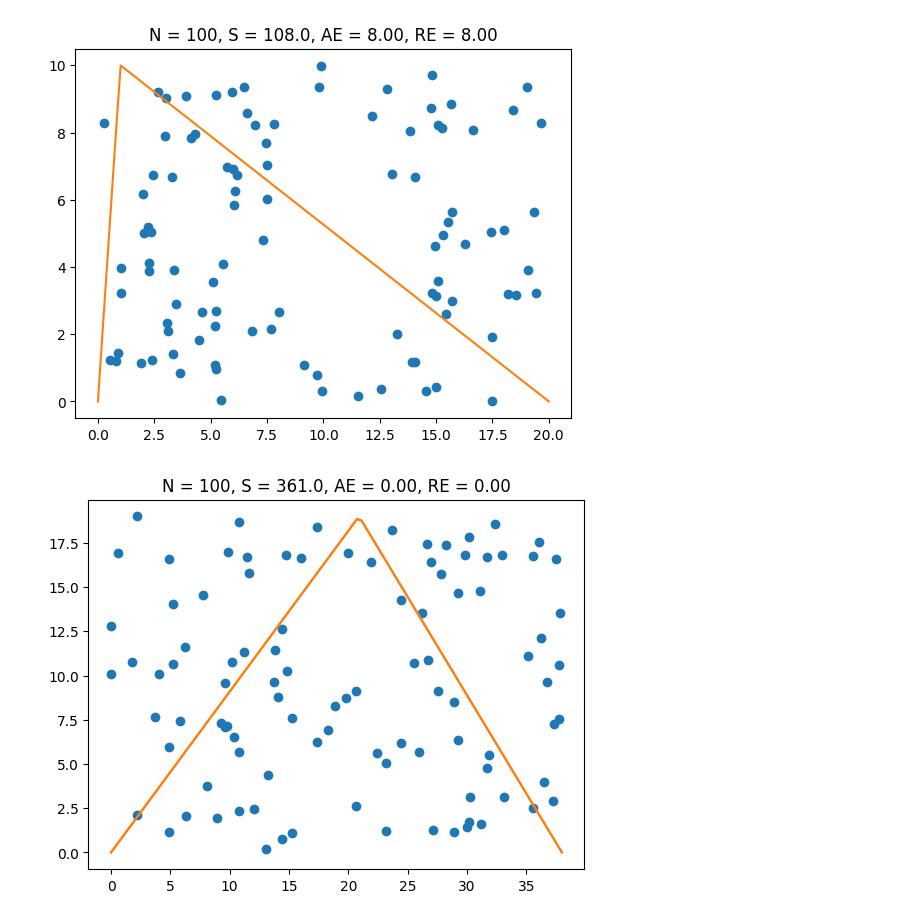
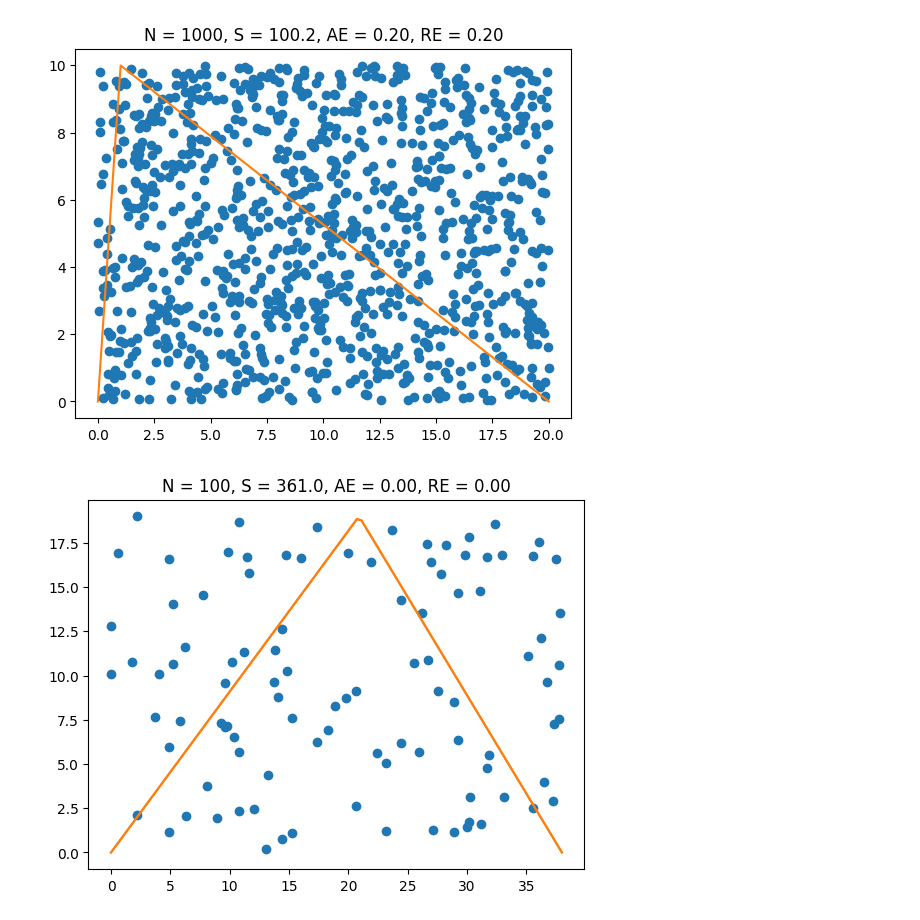
Before and after one commit to Supermegatiger/Comp-Methods, a Jupyter notebook: lab8/main.ipynb, the cells around one changed output. Saved outputs shown, nothing was run; the diff lists cells and outputs as text; code cells hidden in the pictures.

```diff
--- a/lab8/main.ipynb
+++ b/lab8/main.ipynb
@@ -6,32 +6,32 @@ import matplotlib.pyplot as plt
 # %%
 n = 1
 
 trueS = 100
 def f(x):
     return np.where(x < n, 10 * x / n, 10 * (x - 20) / (n - 20))
 
 x = np.linspace(0, 20, 100)
 a = 20
 b = 10
 
-N = 100
+N = 1000
 
 r_x = np.random.uniform(0, a, N)
 r_y = np.random.uniform(0, b, N)
 
 M = np.sum(r_y < f(r_x))
 
 S = a * b * M / N
 
 plt.plot(x, f(x), 'tab:orange')
 plt.scatter(r_x, r_y)
 
 
 plt.title(f"N = {N}, S = {S}, AE = {abs(S - trueS):.2f}, RE = {100 * abs(S - trueS) / trueS:.2f}")
 
 plt.show()
 # %% [output]
-[figure, old version]
+[figure, new version]
 # %%
 
 
```
Also changed, not shown: parts of 2 cells of this notebook, 5 other files.
